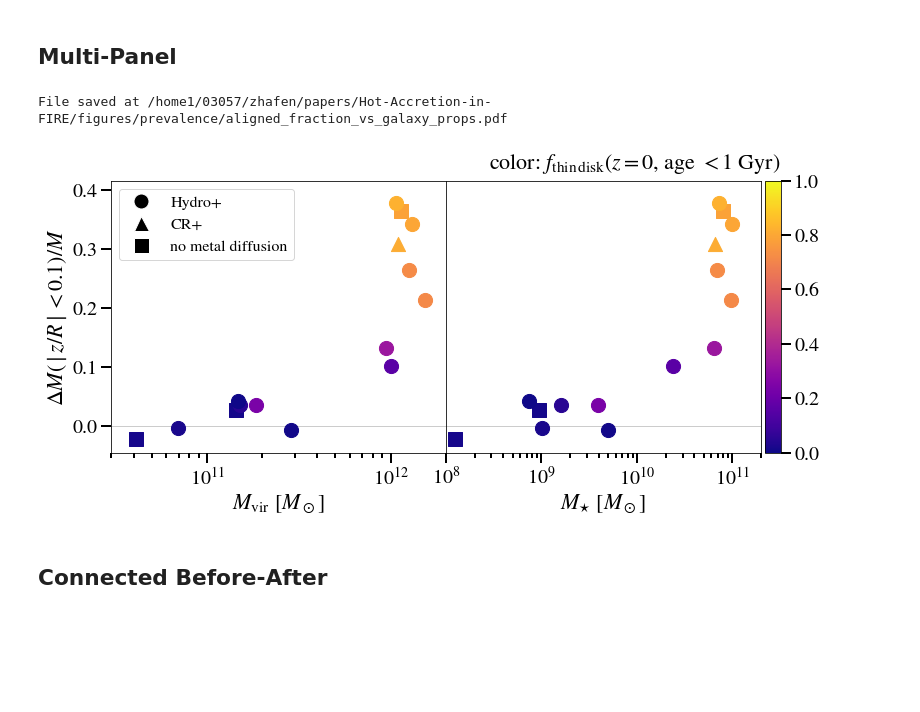
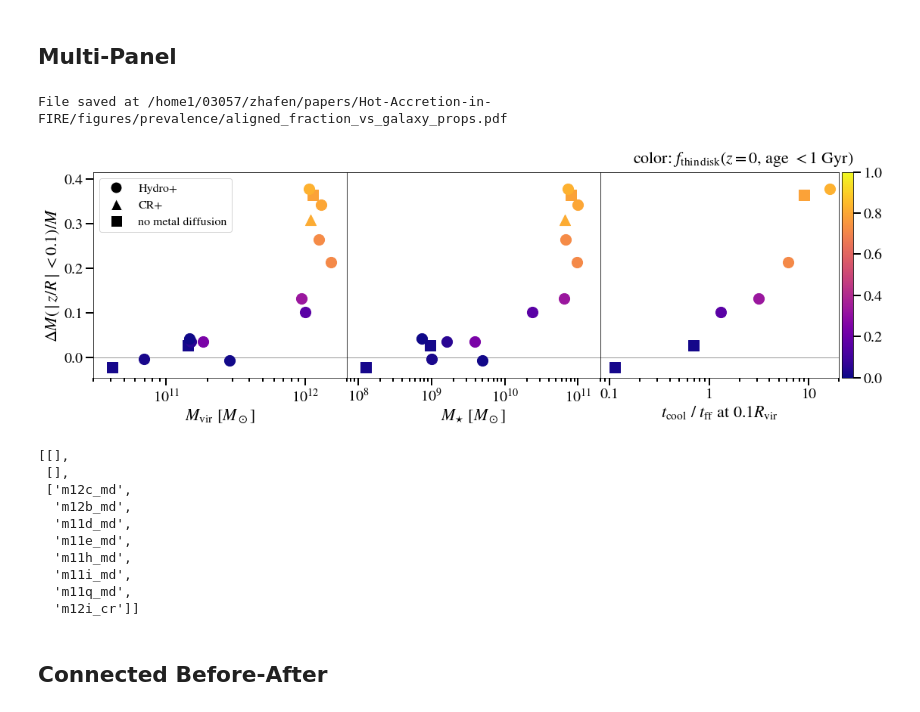
Before and after one commit to zhafen/Hot-Accretion-in-FIRE, a Jupyter notebook: analysis/prevalence.ipynb, the cells around one changed output. Cells and saved outputs as stored; diff of their text form; code cells hidden in the pictures; blank space fills up the shorter version.

Commit message:
Finished cleaning up prevalence plots.

```diff
--- a/analysis/prevalence.ipynb
+++ b/analysis/prevalence.ipynb
@@ -157,6 +184,7 @@ labels = {
     'thin_disk_frac_tracked': r'$f_{\rm thin}(\star,z=0,$ tracked)',
     'mvir': r'$M_{\rm vir}$ $[M_\odot]$',
     'mstar': r'$M_{\star}$ $[M_\odot]$',
+    'tcool_tff': r'$t_{\rm cool}$ / $t_{\rm ff}$ at $0.1 R_{\rm vir}$',
     'sigma_cosphi': r'$\sigma( \cos\theta )$',
     'negative_delta_sigma_cosphi': r'$\sigma_{\cos\theta,\,{\rm hot}}$ - $\sigma_{\cos\theta,\,{\rm cool}}$',
     'sigma_cosphi_ratio': r'$\sigma_{\cos\theta,\,{\rm hot}}$ / $\sigma_{\cos\theta,\,{\rm cool}}$',
@@ -176,7 +204,7 @@ labels = {
     'quiet_frac_strict': r'CCF fraction',
 }
 # %%
-logscale = [ 'mvir', 'mstar', ]
+logscale = [ 'mvir', 'mstar', 'tcool_tff' ]
 # %%
 fractions = [ 'thin_disk_frac', 'thin_disk_frac_recent', 'thin_disk_frac_tracked', 'quiet_frac', 'quiet_frac_strict', 'disk_frac', ]
 # %%
@@ -291,7 +319,8 @@ combinations = [
 custom_lims = {
     'median_R1e5K_rgal': [ 0, 4 ],
     'mvir': [ 3e10, 2e12 ],
-    'mstar': [ 1e8, 2e11 ],
+    'mstar': [ 7e7, 2e11 ],
+    'tcool_tff': [ 0.08, 20 ]
 }
 # %%
 cmap = palettable.matplotlib.Viridis_20.mpl_colormap
@@ -494,6 +523,7 @@ for i, (x_key, y_key, z_key) in enumerate( combinations ):
 multipanel_combinations = [
     ( 'mvir', 'delta_disk_frac', 'thin_disk_frac_recent', ),
     ( 'mstar', 'delta_disk_frac', 'thin_disk_frac_recent', ),
+    ( 'tcool_tff', 'delta_disk_frac', 'thin_disk_frac_recent', ),
 ]
 # %%
 cmap = palettable.matplotlib.Plasma_20.mpl_colormap
@@ -506,7 +536,10 @@ main_ax = plt.gca()
 gs = gridspec.GridSpec( 1, n_cols )
 gs.update( wspace=0.0001 )
 
+invalid = []
 for i, (x_key, y_key, z_key) in enumerate( multipanel_combinations ):
+
+    panel_invalid = []
 
     ax = plt.subplot(gs[0,i])
 
@@ -529,6 +562,7 @@ for i, (x_key, y_key, z_key) in enumerate( multipanel_combinations ):
             y = ys[key]
             z = zs[key]
         except KeyError:
+            panel_invalid.append( key )
             continue
 
         if np.isnan( x ) or np.isnan( y ) or np.isnan( z ):
@@ -603,7 +637,7 @@ for i, (x_key, y_key, z_key) in enumerate( multipanel_combinations ):
     if y_key == 'delta_disk_frac':
         ax.axhline(
             0,
-            color = '.8',
+            color = '.6',
             linewidth = 1,
             zorder = -100,
         )
@@ -642,34 +676,63 @@ for i, (x_key, y_key, z_key) in enumerate( multipanel_combinations ):
     if ax.is_last_col():
         # Colorbar
         if not z_log:
             norm_class = mpl.colors.Normalize
         else:
             norm_class = mpl.colors.LogNorm
         norm = norm_class(vmin=z_lims[0], vmax=z_lims[1])
         divider = make_axes_locatable( ax )
         cax = divider.append_axes( "right", pad=0.05, size='5%' )
         cbar = mpl.colorbar.ColorbarBase( cax, cmap=cmap, norm=norm, )
 
         # Colorbar label
         cax.annotate(
             text = 'color: '+ labels[z_key],
             xy = (1,1),
             xytext = ( 0, 5 ),
             xycoords = 'axes fraction',
             textcoords = 'offset points',
             fontsize = 22,
             ha = 'right',
             va = 'bottom',
         )
 
+    tick_values = ax.get_xticks()
+    new_ticklabels = []
+    modified = False
+    for i, tick_label in enumerate( ax.get_xticklabels() ):
+        replace_values = [ 0.01, 0.1, 1., 10., 100. ]
+        replace_strs = [ '0.01', '0.1', '1', '10', '100' ]
+        for j, replace_val in enumerate( replace_values ):
+            if np.isclose( tick_values[i], replace_val ):
+                tick_label.set_text( replace_strs[j] )
+                modified = True
+        new_ticklabels.append( tick_label )
+    if modified:
+        ax.set_xticklabels( new_ticklabels )
+
+    invalid.append( panel_invalid )
+
 plotting.save_fig(
     out_dir = os.path.join( pm['figure_dir'], 'prevalence' ),
     save_file = 'aligned_fraction_vs_galaxy_props.pdf',
     fig = fig,
 )
 # %% [output]
 File saved at /home1/03057/zhafen/papers/Hot-Accretion-in-FIRE/figures/prevalence/aligned_fraction_vs_galaxy_props.pdf
-[figure, old version]
+[figure, new version]
+# %%
+invalid
+# %% [output]
+[[],
+ [],
+ ['m12c_md',
+  'm12b_md',
+  'm11d_md',
+  'm11e_md',
+  'm11h_md',
+  'm11i_md',
+  'm11q_md',
+  'm12i_cr']]
 # %% [markdown]
 ## Connected Before-After
 # %%
```
Also changed, not shown: parts of 12 cells of this notebook, 4 other files.
